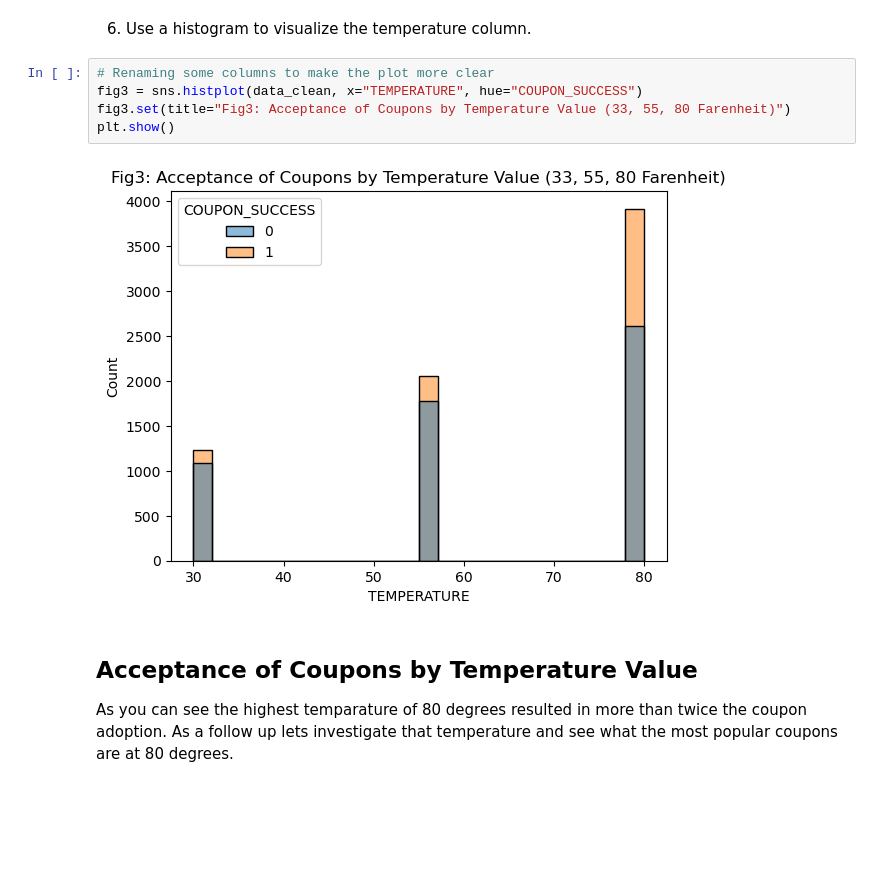
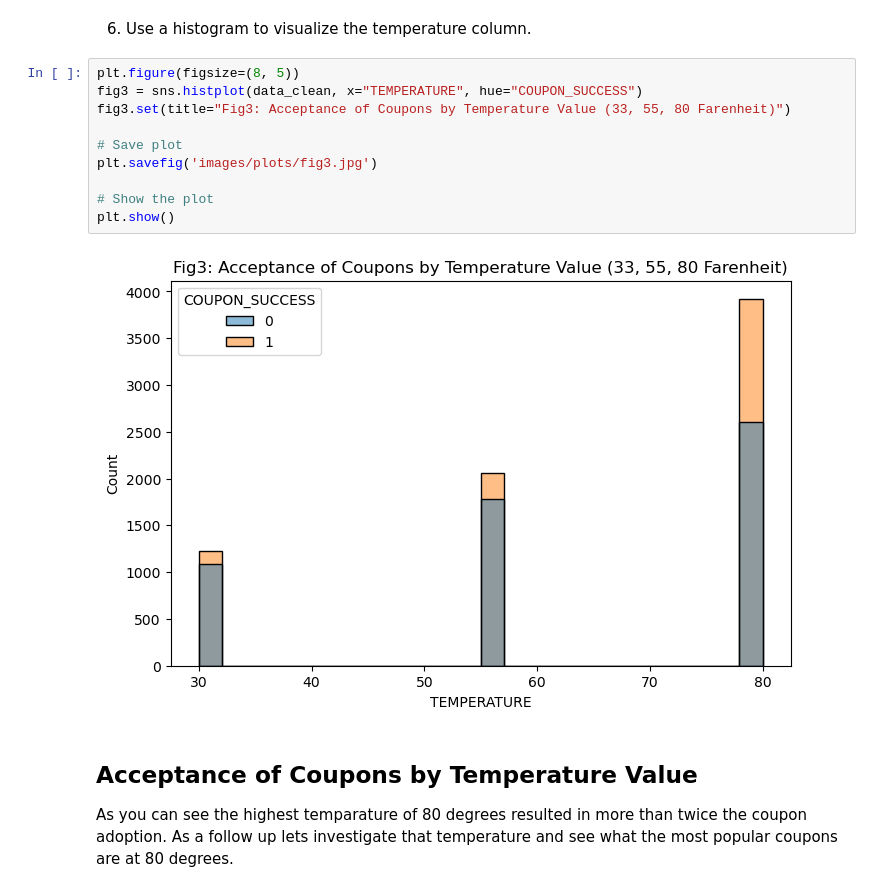
Before and after one commit to elmunoz42/berkeley-aiml-coupon-analysis, a Jupyter notebook: prompt.ipynb, the cells around one changed output. Cells and saved outputs as stored; diff of their text form; blank space fills up the shorter version.

Commit message:
clean up plots and add images.

```diff
--- a/prompt.ipynb
+++ b/prompt.ipynb
@@ -202,12 +230,17 @@ As you can see Carry out & Take away is the most accepted coupon followed by the
 # %% [markdown]
 6. Use a histogram to visualize the temperature column.
 # %%
-# Renaming some columns to make the plot more clear
+plt.figure(figsize=(8, 5))
 fig3 = sns.histplot(data_clean, x="TEMPERATURE", hue="COUPON_SUCCESS")
 fig3.set(title="Fig3: Acceptance of Coupons by Temperature Value (33, 55, 80 Farenheit)")
+
+# Save plot
+plt.savefig('images/plots/fig3.jpg')
+
+# Show the plot
 plt.show()
 # %% [output]
-[figure, old version]
+[figure, new version]
 # %% [markdown]
 ## Acceptance of Coupons by Temperature Value
 
```
Also changed, not shown: parts of 7 cells of this notebook, 4 other files.
